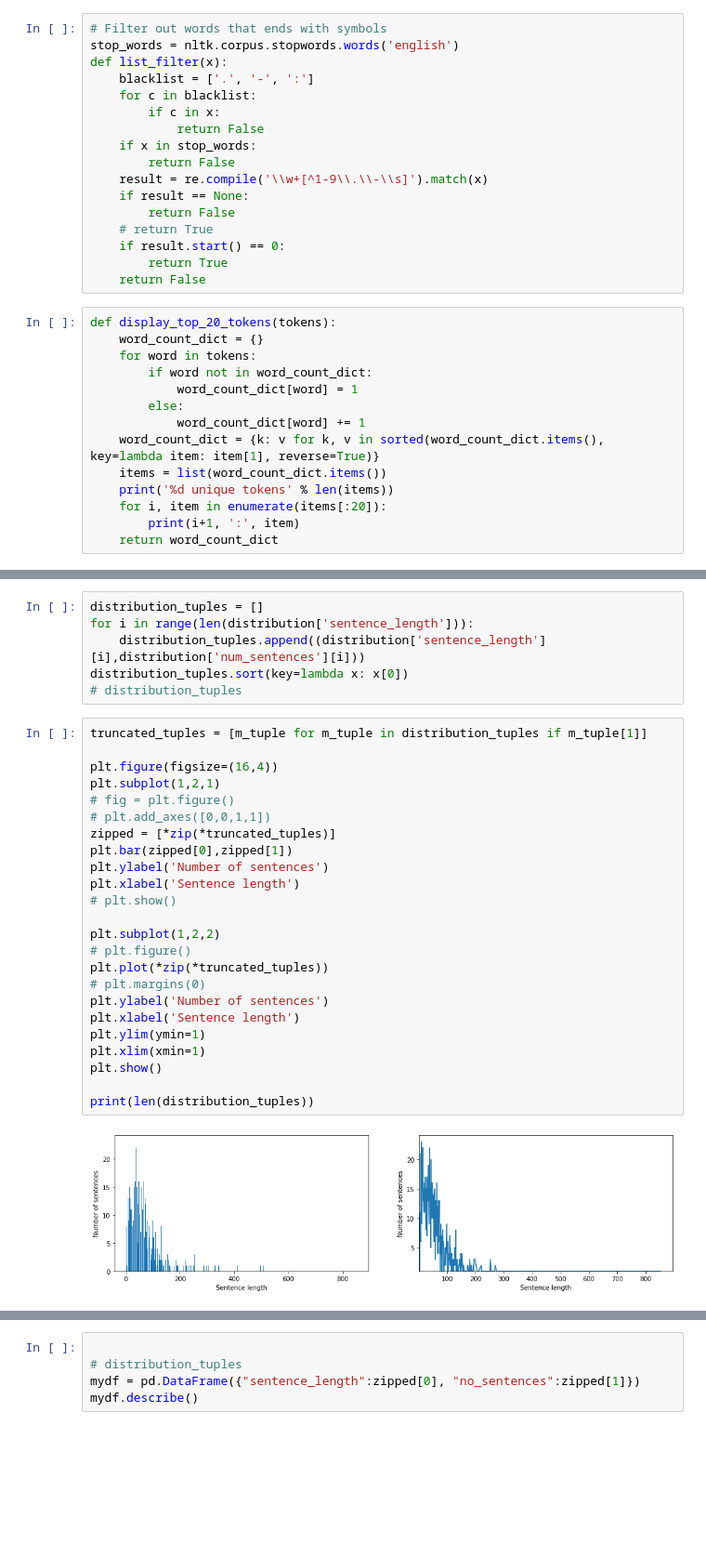
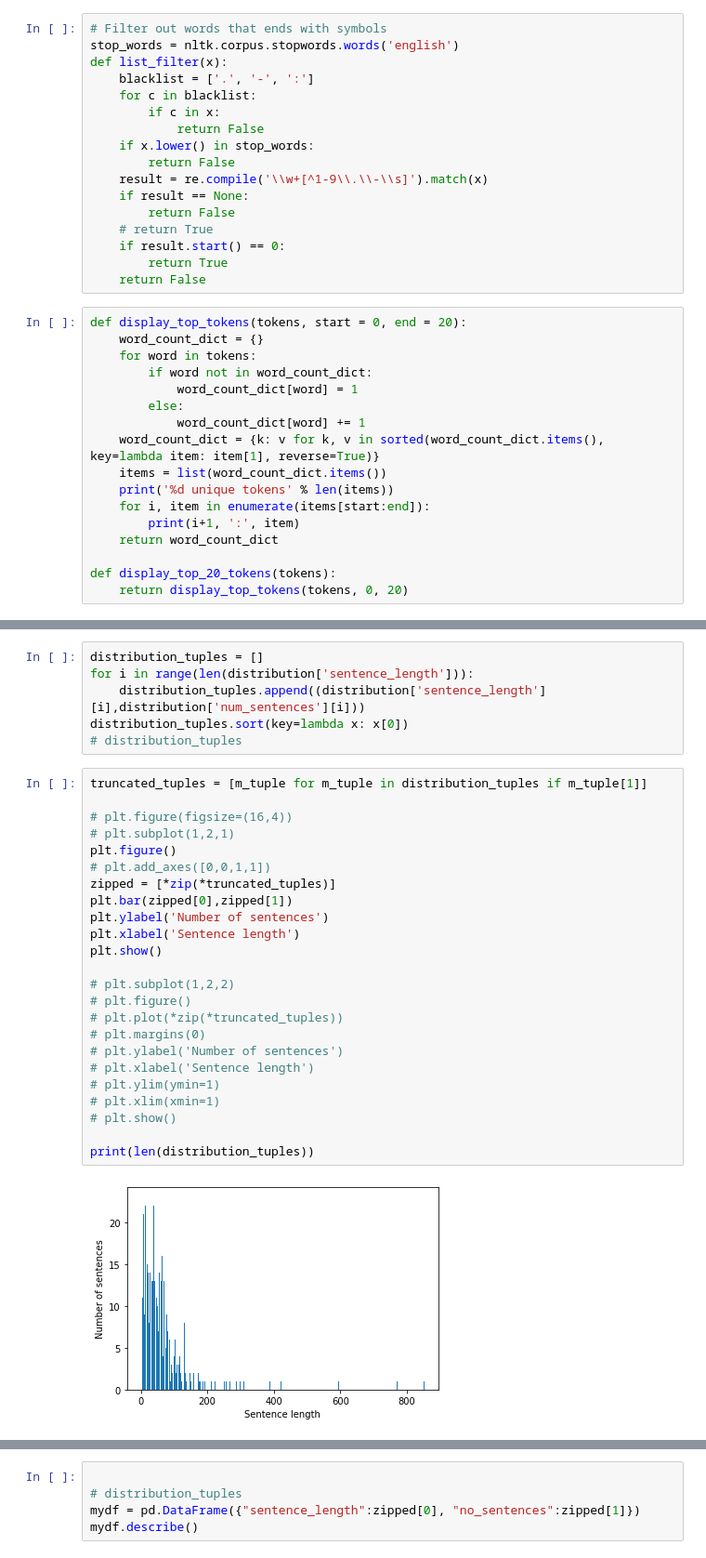
Before and after one commit to SylomRouza/Assignment1, a Jupyter notebook: waigie/sg_law.ipynb, the cells around one changed output, grey strips where cells are left out. Shown at 93% size. Cells and saved outputs as stored; diff of their text form; blank space fills up the shorter version.

```diff
--- a/waigie/sg_law.ipynb
+++ b/waigie/sg_law.ipynb
@@ -36,7 +36,7 @@ def list_filter(x):
     for c in blacklist:
         if c in x:
             return False
-    if x in stop_words:
+    if x.lower() in stop_words:
         return False
     result = re.compile('\\w+[^1-9\\.\\-\\s]').match(x)
     if result == None:
@@ -46,7 +46,7 @@ def list_filter(x):
         return True
     return False
 # %%
-def display_top_20_tokens(tokens):
+def display_top_tokens(tokens, start = 0, end = 20):
     word_count_dict = {}
     for word in tokens:
         if word not in word_count_dict:
@@ -56,9 +56,12 @@ def display_top_20_tokens(tokens):
     word_count_dict = {k: v for k, v in sorted(word_count_dict.items(), key=lambda item: item[1], reverse=True)}
     items = list(word_count_dict.items())
     print('%d unique tokens' % len(items))
-    for i, item in enumerate(items[:20]):
+    for i, item in enumerate(items[start:end]):
         print(i+1, ':', item)
     return word_count_dict
+
+def display_top_20_tokens(tokens):
+    return display_top_tokens(tokens, 0, 20)
 # %%
 word_list = list(filter(list_filter, nltk.word_tokenize(data)))
 word_list_dict = display_top_20_tokens(word_list)
@@ -148,29 +171,29 @@ distribution_tuples.sort(key=lambda x: x[0])
 # %%
 truncated_tuples = [m_tuple for m_tuple in distribution_tuples if m_tuple[1]]
 
-plt.figure(figsize=(16,4))
-plt.subplot(1,2,1)
-# fig = plt.figure()
+# plt.figure(figsize=(16,4))
+# plt.subplot(1,2,1)
+plt.figure()
 # plt.add_axes([0,0,1,1])
 zipped = [*zip(*truncated_tuples)]
 plt.bar(zipped[0],zipped[1])
 plt.ylabel('Number of sentences')
 plt.xlabel('Sentence length')
+plt.show()
+
+# plt.subplot(1,2,2)
+# plt.figure()
+# plt.plot(*zip(*truncated_tuples))
+# plt.margins(0)
+# plt.ylabel('Number of sentences')
+# plt.xlabel('Sentence length')
+# plt.ylim(ymin=1)
+# plt.xlim(xmin=1)
 # plt.show()
 
-plt.subplot(1,2,2)
-# plt.figure()
-plt.plot(*zip(*truncated_tuples))
-# plt.margins(0)
-plt.ylabel('Number of sentences')
-plt.xlabel('Sentence length')
-plt.ylim(ymin=1)
-plt.xlim(xmin=1)
-plt.show()
-
 print(len(distribution_tuples))
 # %% [output]
-[figure, old version]
+[figure, new version]
 223
 # %%
 
```
Also changed, not shown: parts of 4 cells of this notebook, 1 other file.
